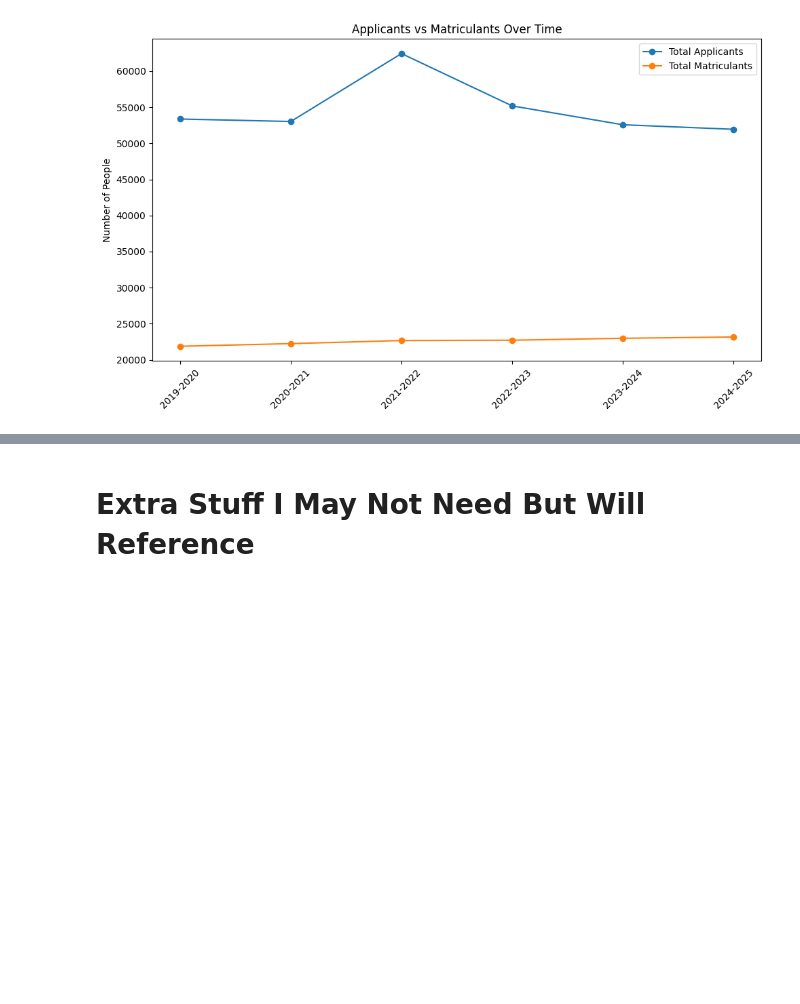
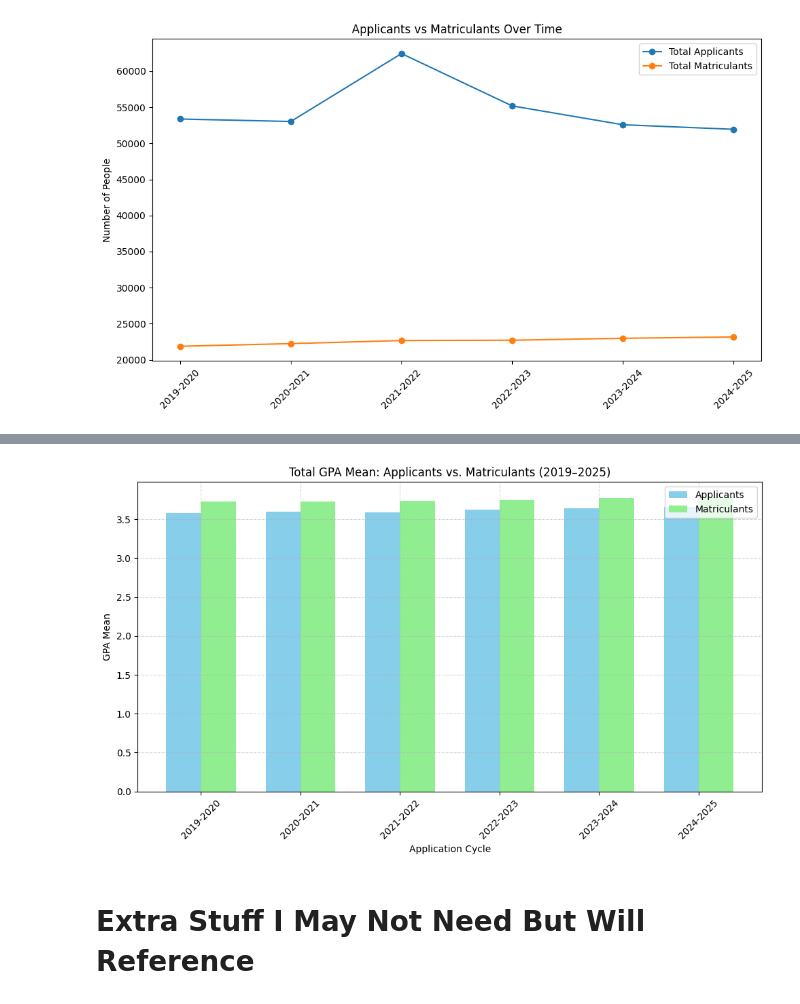
Before and after one commit to Blessing526/Med-School-Acceptances, a Jupyter notebook: Week_3_DSRP_Project_Set_Up.ipynb, the cells around one changed output, grey strips where cells are left out. Saved outputs shown, nothing was run; the diff lists cells and outputs as text; code cells hidden in the pictures; blank space fills up the shorter version.

```diff
--- a/Week_3_DSRP_Project_Set_Up.ipynb
+++ b/Week_3_DSRP_Project_Set_Up.ipynb
@@ -259,3 +249,51 @@ GPA Total        3.77       3.79
+# %%
+# Filter for total GPA mean rows only
+gpa_df = score_df[
+    (score_df['Metric'] == 'GPA Total') &
+    (score_df['Stat'] == 'Mean')
+]
+
+# Set the index to Group for easier plotting
+gpa_df = gpa_df.set_index('Group')
+
+# Select the relevant years
+years = ['2019-2020', '2020-2021', '2021-2022', '2022-2023', '2023-2024', '2024-2025']
+
+x_points = np.arange(len(years))
+
+# Plotting
+fig, ax = plt.subplots(figsize=(10, 6))
+
+# Bar plots for Applicants and Matriculants
+ax.bar(
+    [i - 0.35/2 for i in x_points],
+    gpa_df.loc['Applicants', years],
+    0.35,
+    label='Applicants',
+    color='skyblue'
+)
+ax.bar(
+    [i + 0.35/2 for i in x_points],
+    gpa_df.loc['Matriculants', years],
+    0.35,
+    label='Matriculants',
+    color='lightgreen'
+)
+
+ax.set_title('Total GPA Mean: Applicants vs. Matriculants (2019–2025)')
+ax.set_xlabel('Application Year')
+ax.set_ylabel('GPA Mean')
+ax.set_xticks(x_points)
+ax.set_xticklabels(years, rotation=45)
+ax.legend()
+ax.grid(True, linestyle='--', alpha=0.5)
+
+plt.tight_layout()
+plt.show()
+
+#comparing the GPA Total Mean of applicants vs. matriculants side by side.
+# %% [output]
+[figure, added]
 # %% [markdown]
 # **Extra Stuff I May Not Need But Will Reference**
 # %%
```
Also changed, not shown: parts of 1 cell of this notebook.
